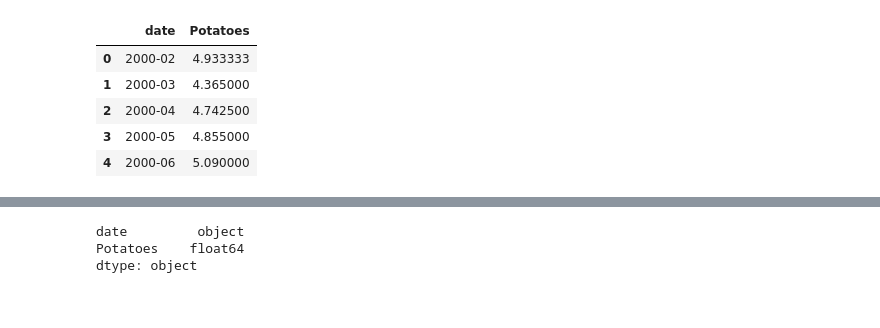
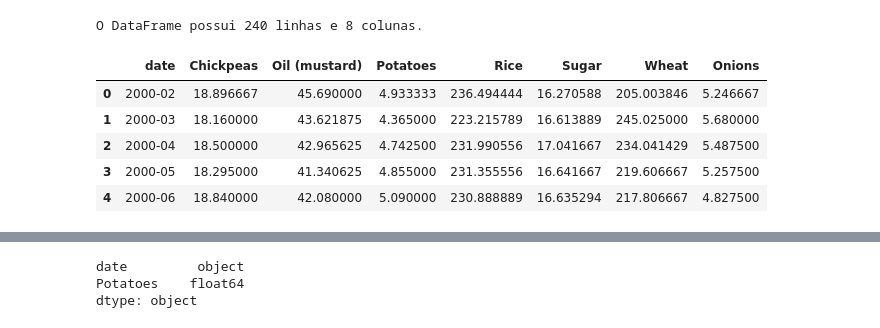
Before and after one commit to ludmila-chagas/lab-bd-vi, a Jupyter notebook: timeSeries.ipynb, the cells around one changed output, grey strips where cells are left out. Drawn from its saved outputs; the diff is of its cells as text; code cells hidden in the pictures.

```diff
--- a/timeSeries.ipynb
+++ b/timeSeries.ipynb
@@ -12,14 +12,17 @@ plt.rcParams['lines.linewidth'] = 1.5
 from sklearn.ensemble import RandomForestRegressor
 from skforecast.ForecasterAutoreg import ForecasterAutoreg
 from pmdarima.arima import auto_arima
-# %%
-# Carrega dados
-data = pd.read_csv("C:\\fatec\\mineda\\india.csv", usecols=['date','Potatoes'])
-data.head(5)
-# %% [output]
-|  | date | Potatoes |
-| 0 | 2000-02 | 4.933333 |
-| 1 | 2000-03 | 4.365000 |
-| 2 | 2000-04 | 4.742500 |
-| 3 | 2000-05 | 4.855000 |
-| 4 | 2000-06 | 5.090000 |
+# %%
+# Carrega os dados com Pandas: a base escolhida traz a oscilação dos preços de alimentos na India do ano 2000 até 2020 (mensal).
+data = pd.read_csv("C:\\fatec\\mineda\\india.csv")
+rows, cols = data.shape
+print(f'O DataFrame possui {rows} linhas e {cols} colunas.')
+data.head(5)
+# %% [output]
+O DataFrame possui 240 linhas e 8 colunas.
+|  | date | Chickpeas | Oil (mustard) | Potatoes | Rice | Sugar | Wheat | Onions |
+| 0 | 2000-02 | 18.896667 | 45.690000 | 4.933333 | 236.494444 | 16.270588 | 205.003846 | 5.246667 |
+| 1 | 2000-03 | 18.160000 | 43.621875 | 4.365000 | 223.215789 | 16.613889 | 245.025000 | 5.680000 |
+| 2 | 2000-04 | 18.500000 | 42.965625 | 4.742500 | 231.990556 | 17.041667 | 234.041429 | 5.487500 |
+| 3 | 2000-05 | 18.295000 | 41.340625 | 4.855000 | 231.355556 | 16.641667 | 219.606667 | 5.257500 |
+| 4 | 2000-06 | 18.840000 | 42.080000 | 5.090000 | 230.888889 | 16.635294 | 217.806667 | 4.827500 |
```
Also changed, not shown: parts of 16 cells of this notebook.
